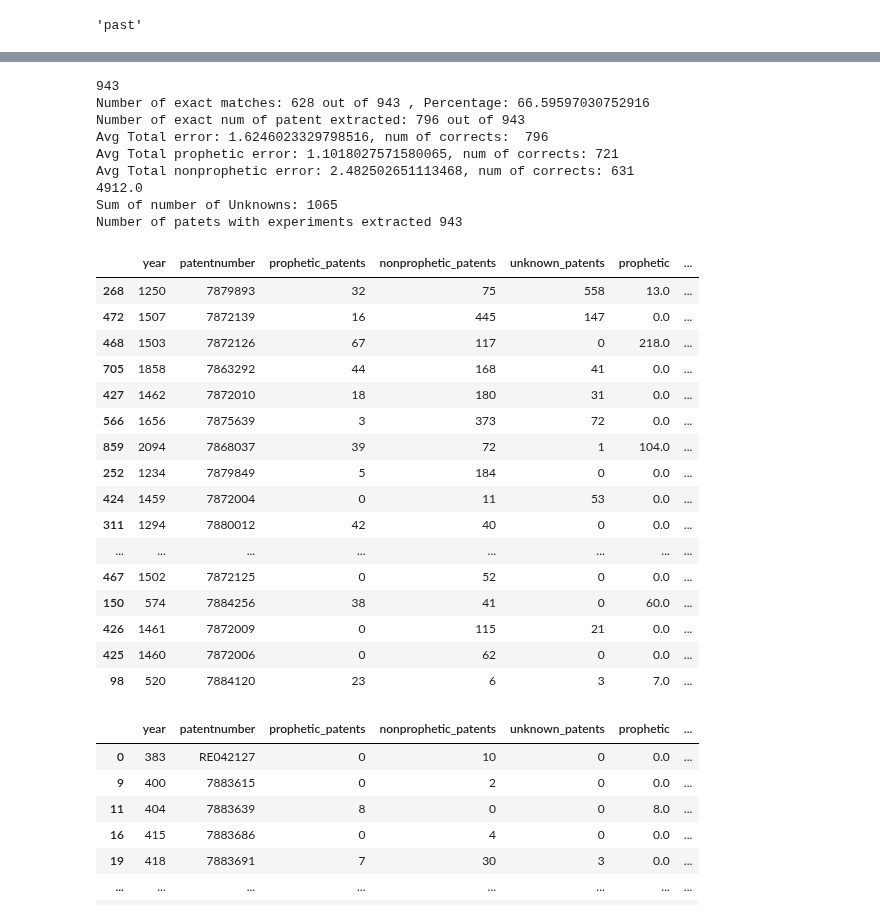
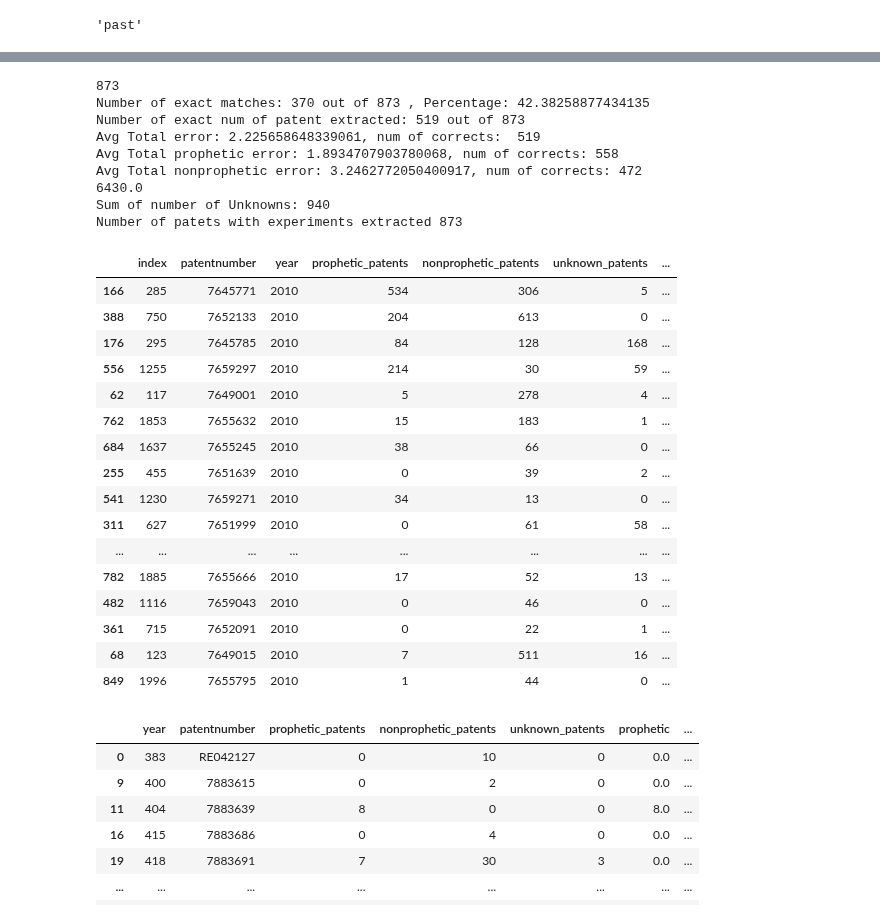
Before and after one commit to AmirMohammadiKarbalaei/prophetic_patents, a Jupyter notebook: notebooks/freilich_test_set.ipynb, the cells around one changed output, grey strips where cells are left out. Drawn from its saved outputs; the diff is of its cells as text; code cells hidden in the pictures.

Commit message:
testing approach to janets 2010 for 21k patents of which we extracted 3100

```diff
--- a/notebooks/freilich_test_set.ipynb
+++ b/notebooks/freilich_test_set.ipynb
@@ -179,7 +179,7 @@ analyze_sentence_tense("".join((examples[25]["content"])))
 # df = read_xlsb_file()
 
 # df[df.issueyear == 2012].to_csv("freilichdataet_2012.csv")
-df2 = pd.read_csv("freilichdataet_2011.csv")
+df2 = pd.read_csv("freilichdataet_2010.csv")
 df2["patentnumber"] = df2["patentnumber"].astype(str).transform(lambda x: x.replace(".0", ""))
 df2["patentnumber"] = df2["patentnumber"].apply(remove_leadiong_zeros)
 df2.head()
@@ -193,7 +201,7 @@ def test_algorithm(year):
 
     # Execute query and fetch results
     stats = cursor.execute("select * from patent_statistics").fetchall()
-    stats_df = pd.DataFrame(stats, columns=["year", "patentnumber", "prophetic_patents", "nonprophetic_patents","unknown_patents"])
+    stats_df = pd.DataFrame(stats, columns=["index", "patentnumber","year", "prophetic_patents", "nonprophetic_patents","unknown_patents","mixed_tense_percentage"])
     conn.close()
 
     df_year = df2[df2.issueyear == year][["patentnumber","prophetic","nonprophetic","issueyear"]]
@@ -208,7 +216,7 @@ def test_algorithm(year):
     df_final["patentnumber"] = df_final["patentnumber"].apply(remove_leadiong_zeros)
     df_check =merged
     #df_check["past"] = df_check["past"] + df_check["Unknown"]
-    df_check["Total_Extracted"] = df_check["nonprophetic_patents"] + df_check["prophetic_patents"]  #+ df_check["Unknown"]
+    df_check["Total_Extracted"] = df_check["nonprophetic_patents"] + df_check["prophetic_patents"]  + df_check["unknown_patents"]
     df_check["Total_Freilich"] = df_check["prophetic"] + df_check["nonprophetic"]
     df_check["prophetic_error"] = np.sqrt((df_check["prophetic"] - df_check["prophetic_patents"])**2)
     df_check["nonprophetic_error"] = np.sqrt((df_check["nonprophetic"] - df_check["nonprophetic_patents"])**2)
@@ -220,60 +228,60 @@ def test_algorithm(year):
     print(f"Avg Total prophetic error: {df_check['prophetic_error'].mean()}, num of corrects: {df_check[df_check['prophetic_error'] == 0].shape[0]}")
     print(f"Avg Total nonprophetic error: {df_check['nonprophetic_error'].mean()}, num of corrects: {df_check[df_check['nonprophetic_error'] == 0].shape[0]}")
     print(f"{df_check['Sum_error'].sum()}")
     print(f"Sum of number of Unknowns: {df_check['unknown_patents'].sum()}")
     print(f"Number of patets with experiments extracted {len(df_check)}")
     return df_check
-df_check = test_algorithm(2011)
+df_check = test_algorithm(2010)
 df_check.sort_values("Sum_error",ascending=False).head(20)
 # 2011
 # 943
 # Number of exact matches: 628 out of 943 , Percentage: 66.59597030752916
 # Number of exact num of patent extracted: 796 out of 943
 # Avg Total error: 1.6246023329798516, num of corrects:  796
 # Avg Total prophetic error: 1.1018027571580065, num of corrects: 721
 # Avg Total nonprophetic error: 2.482502651113468, num of corrects: 631
 # 4912.0
 # Sum of number of Unknowns: 1065
 # Number of patets with experiments extracted 943
 
 
 # 2015
 # 996
 # Number of exact matches: 636 out of 996 , Percentage: 63.85542168674698
 # Number of exact num of patent extracted: 828 out of 996
 # Avg Total error: 0.7710843373493976, num of corrects:  828
 # Avg Total prophetic error: 1.3744979919678715, num of corrects: 736
 # Avg Total nonprophetic error: 2.0973895582329316, num of corrects: 642
 # 4226.0
 # Sum of number of Unknowns: 461
 # Number of patets with experiments extracted 996
 # %% [output]
-943
-Number of exact matches: 628 out of 943 , Percentage: 66.59597030752916
-Number of exact num of patent extracted: 796 out of 943
-Avg Total error: 1.6246023329798516, num of corrects:  796
-Avg Total prophetic error: 1.1018027571580065, num of corrects: 721
-Avg Total nonprophetic error: 2.482502651113468, num of corrects: 631
-4912.0
-Sum of number of Unknowns: 1065
-Number of patets with experiments extracted 943
+873
+Number of exact matches: 370 out of 873 , Percentage: 42.38258877434135
+Number of exact num of patent extracted: 519 out of 873
+Avg Total error: 2.225658648339061, num of corrects:  519
+Avg Total prophetic error: 1.8934707903780068, num of corrects: 558
+Avg Total nonprophetic error: 3.2462772050400917, num of corrects: 472
+6430.0
+Sum of number of Unknowns: 940
+Number of patets with experiments extracted 873
-|  | year | patentnumber | prophetic_patents | nonprophetic_patents | unknown_patents | prophetic | ... |
-| 268 | 1250 | 7879893 | 32 | 75 | 558 | 13.0 | ... |
-| 472 | 1507 | 7872139 | 16 | 445 | 147 | 0.0 | ... |
-| 468 | 1503 | 7872126 | 67 | 117 | 0 | 218.0 | ... |
-| 705 | 1858 | 7863292 | 44 | 168 | 41 | 0.0 | ... |
-| 427 | 1462 | 7872010 | 18 | 180 | 31 | 0.0 | ... |
-| 566 | 1656 | 7875639 | 3 | 373 | 72 | 0.0 | ... |
-| 859 | 2094 | 7868037 | 39 | 72 | 1 | 104.0 | ... |
-| 252 | 1234 | 7879849 | 5 | 184 | 0 | 0.0 | ... |
-| 424 | 1459 | 7872004 | 0 | 11 | 53 | 0.0 | ... |
-| 311 | 1294 | 7880012 | 42 | 40 | 0 | 0.0 | ... |
+|  | index | patentnumber | year | prophetic_patents | nonprophetic_patents | unknown_patents | ... |
+| 166 | 285 | 7645771 | 2010 | 534 | 306 | 5 | ... |
+| 388 | 750 | 7652133 | 2010 | 204 | 613 | 0 | ... |
+| 176 | 295 | 7645785 | 2010 | 84 | 128 | 168 | ... |
+| 556 | 1255 | 7659297 | 2010 | 214 | 30 | 59 | ... |
+| 62 | 117 | 7649001 | 2010 | 5 | 278 | 4 | ... |
+| 762 | 1853 | 7655632 | 2010 | 15 | 183 | 1 | ... |
+| 684 | 1637 | 7655245 | 2010 | 38 | 66 | 0 | ... |
+| 255 | 455 | 7651639 | 2010 | 0 | 39 | 2 | ... |
+| 541 | 1230 | 7659271 | 2010 | 34 | 13 | 0 | ... |
+| 311 | 627 | 7651999 | 2010 | 0 | 61 | 58 | ... |
 | ... | ... | ... | ... | ... | ... | ... | ... |
-| 467 | 1502 | 7872125 | 0 | 52 | 0 | 0.0 | ... |
-| 150 | 574 | 7884256 | 38 | 41 | 0 | 60.0 | ... |
-| 426 | 1461 | 7872009 | 0 | 115 | 21 | 0.0 | ... |
-| 425 | 1460 | 7872006 | 0 | 62 | 0 | 0.0 | ... |
-| 98 | 520 | 7884120 | 23 | 6 | 3 | 7.0 | ... |
+| 782 | 1885 | 7655666 | 2010 | 17 | 52 | 13 | ... |
+| 482 | 1116 | 7659043 | 2010 | 0 | 46 | 0 | ... |
+| 361 | 715 | 7652091 | 2010 | 0 | 22 | 1 | ... |
+| 68 | 123 | 7649015 | 2010 | 7 | 511 | 16 | ... |
+| 849 | 1996 | 7655795 | 2010 | 1 | 44 | 0 | ... |
 # %%
 df_check[(df_check.Total_Extracted<df_check.Total_Freilich)]
 # %% [output]
```
Also changed, not shown: parts of 2 cells of this notebook, 1 other file.
